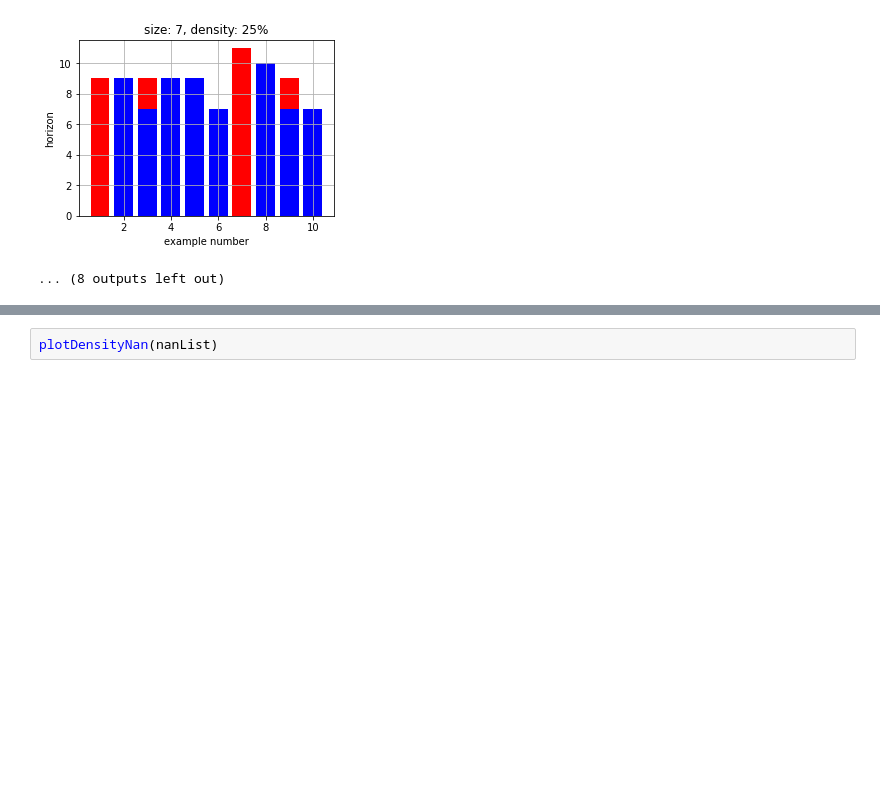
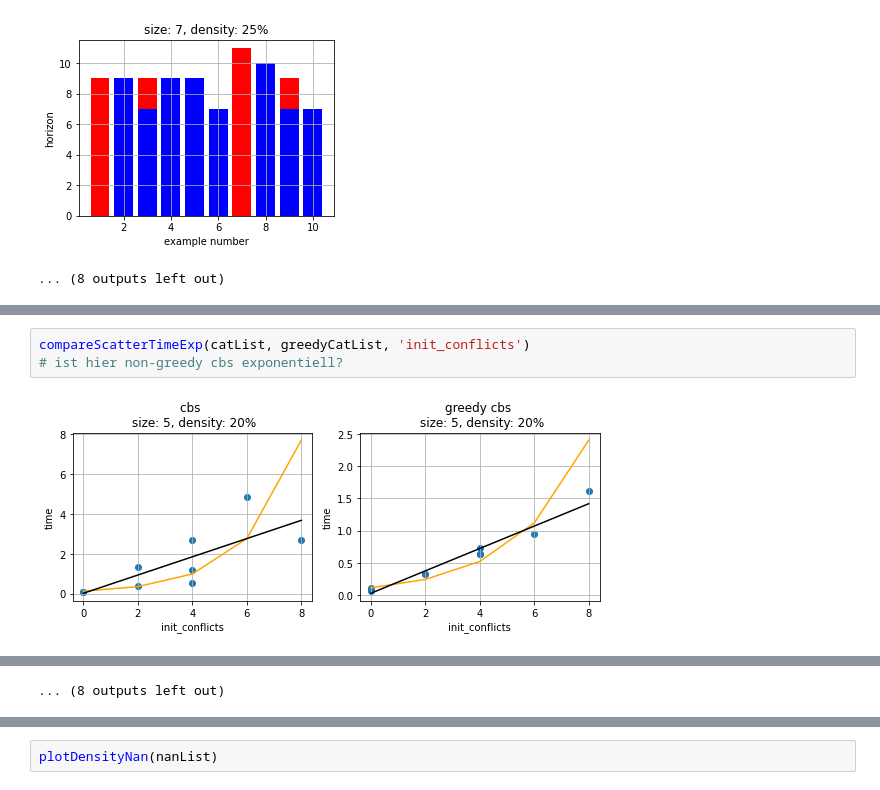
Before and after one commit to Philomena892/AndreevMoek, a Jupyter notebook: CBS/newDataAnalysis.ipynb, the cells around one changed output, grey strips where cells are left out. Drawn from its saved outputs; the diff is of its cells as text; blank space fills up the shorter version.

```diff
--- a/CBS/newDataAnalysis.ipynb
+++ b/CBS/newDataAnalysis.ipynb
@@ -527,0 +664,5 @@ compareScatterTime(catList, greedyCatList, '#moves')
+# %%
+compareScatterTimeExp(catList, greedyCatList, 'init_conflicts')
+# ist hier non-greedy cbs exponentiell?
+# %% [output]
+[figure, added]
@@ -528 +680,2 @@ compareScatterTime(catList, greedyCatList, '#moves')
+... (8 outputs left out)
 # %%
```
Also changed, not shown: parts of 15 cells of this notebook.
